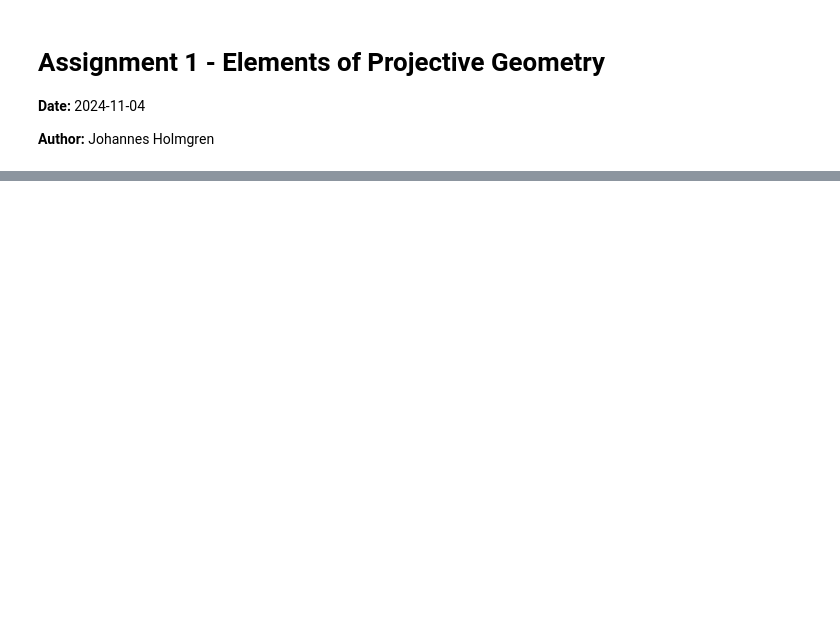
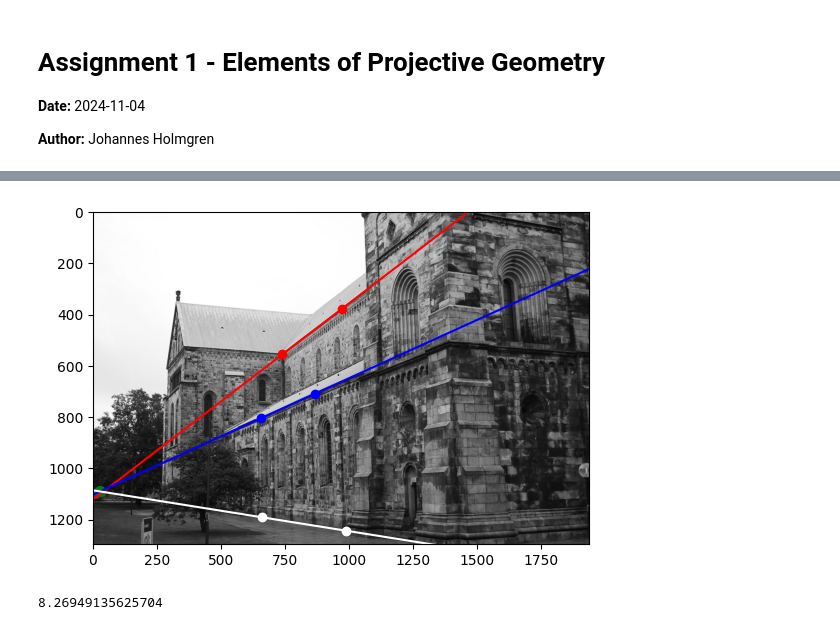
Before and after one commit to JohannesHolmgren/EEN020, a Jupyter notebook: assignment-1/assignment-1.ipynb, the cells around one changed output, grey strips where cells are left out. Drawn from its saved outputs; the diff is of its cells as text; code cells hidden in the pictures; blank space fills up the shorter version.

```diff
--- a/assignment-1/assignment-1.ipynb
+++ b/assignment-1/assignment-1.ipynb
@@ -78,0 +76,80 @@ plot_points_3D(res3D)
+# %%
+# Computer Exercise 2
+fig, ax = plt.subplots()
+
+# Get image size
+img_height, img_width, _ = compEx2.shape
+
+# Plot image (have to explicitly tell matplotlib it's grayscale)
+if len(compEx2.shape) == 2:
+    ax.imshow(compEx2, cmap='gray')
+else:
+    ax.imshow(compEx2)
+
+# Plot points
+ax.scatter(p1[0], p1[1], c='r')
+ax.scatter(p2[0], p2[1], c='b')
+ax.scatter(p3[0], p3[1], c='w')
+
+# Set boundaries and invert y-axis to match image coordinates
+ax.set_xlim(0, img_width)
+ax.set_ylim(img_height, 0)
+
+# Compute line connecting each pair of dot
+# The line is found as the cross product of two dots in homogeneous coordinates
+def inter_line(point1, point2):
+    line = np.cross(point1, point2)
+    return line/line[-1]
+
+l1 = inter_line(p1[:,0], p1[:,1])
+l2 = inter_line(p2[:,0], p2[:,1])
+l3 = inter_line(p3[:,0], p3[:,1])
+
+# Plot lines
+x_vals = np.linspace(0, img_width, 100)
+
+y_1 = -(l1[0] * x_vals + l1[2]) / l1[1]
+y_2 = -(l2[0] * x_vals + l2[2]) / l2[1]
+y_3 = -(l3[0] * x_vals + l3[2]) / l3[1]
+
+ax.plot(x_vals, y_1, c='r')
+ax.plot(x_vals, y_2, c='b')
+ax.plot(x_vals, y_3, c='w')
+
+
+# The point of intersection between l2 and l3 is the cross product
+p_intersect = np.cross(l2, l3)
+p_intersect /= p_intersect[-1]
+ax.scatter(p_intersect[0], p_intersect[1], c='g', s=50)
+
+plt.show()
+
+def point_line_distance2D(point: np.ndarray, line: np.ndarray) -> np.ndarray:
+    ''' Return the distance between a line and a point in 2D cartesian coordinates.
+
+    Parameters
+    ----------
+    point: np.ndarray
+        A 2D point in R2 or P2 (must be normalized for P2)
+
+    line: np.ndarray
+        A line on the shape (a, b, c)
+
+    Returns
+    -------
+        The distance between the point and line
+
+    '''
+    a, b, c = line
+    x1, x2 = point[0:2]
+    return abs(a*x1 + b*x2 + c) / math.sqrt(a**2 + b**2)
+
+# Compute the distance between l1 and intersect point of l2 and l3
+d_intersect = point_line_distance2D(p_intersect, l1)
+print(d_intersect)
+
+# The distance is 8 which is not close to , hinting that line 1 is not exactly parallel to l2 and l3,
+# or that some distortion exists
+# %% [output]
+[figure, added]
+8.26949135625704
```
Also changed, not shown: parts of 5 cells of this notebook, 1 other file.
